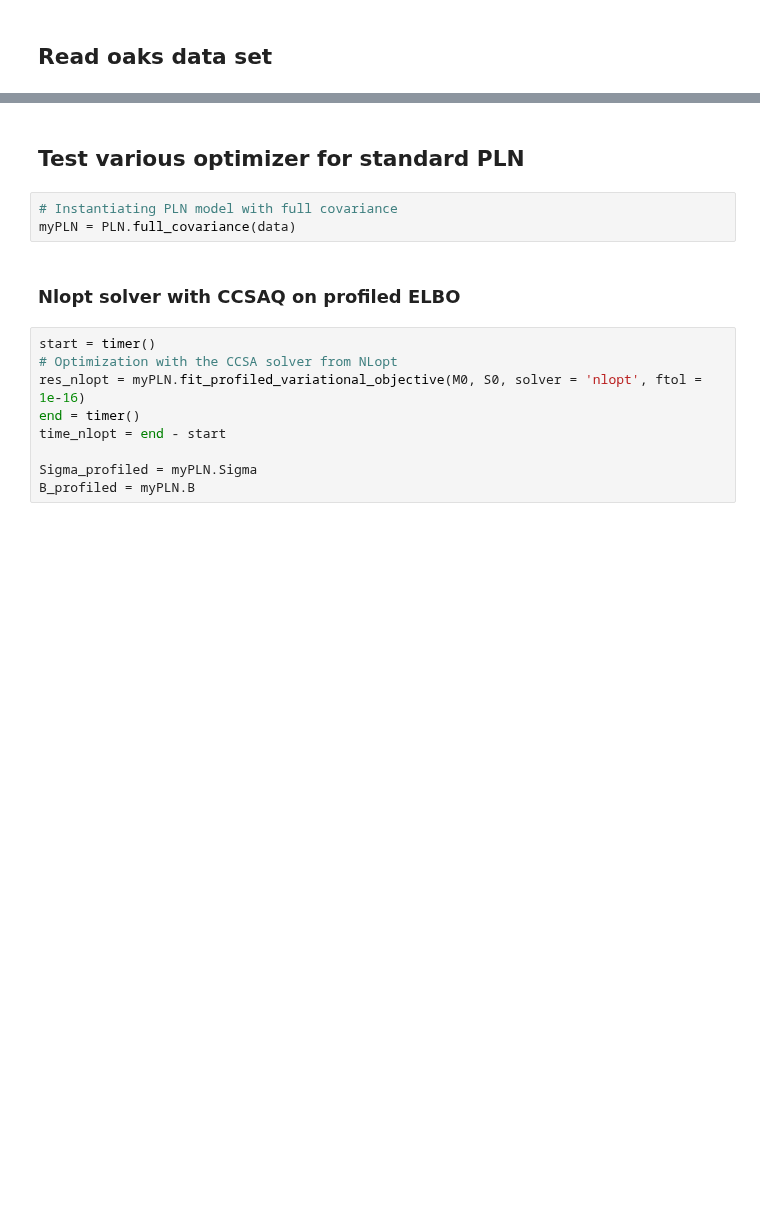
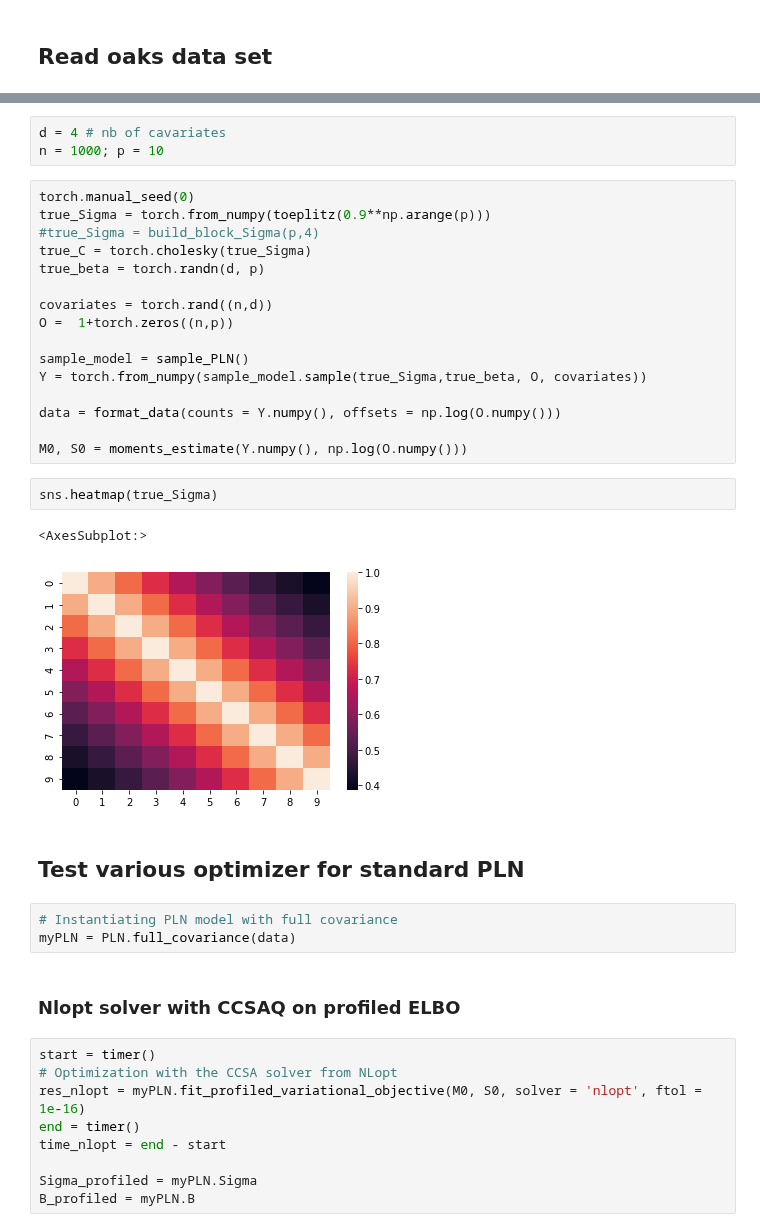
Before and after one commit to PLN-team/pyPLNmodels, a Jupyter notebook: example_oaks.ipynb, the cells around one changed output, grey strips where cells are left out. Saved outputs shown, nothing was run; the diff lists cells and outputs as text; blank space fills up the shorter version.

```diff
--- a/example_oaks.ipynb
+++ b/example_oaks.ipynb
@@ -26,3 +34,27 @@ M0, S0 = moments_estimate(Y, np.log(O))
+# %%
+d = 4 # nb of cavariates
+n = 1000; p = 10
+# %%
+torch.manual_seed(0)
+true_Sigma = torch.from_numpy(toeplitz(0.9**np.arange(p)))
+#true_Sigma = build_block_Sigma(p,4)
+true_C = torch.cholesky(true_Sigma)
+true_beta = torch.randn(d, p)
+
+covariates = torch.rand((n,d))
+O =  1+torch.zeros((n,p))
+
+sample_model = sample_PLN()
+Y = torch.from_numpy(sample_model.sample(true_Sigma,true_beta, O, covariates))
+
+data = format_data(counts = Y.numpy(), offsets = np.log(O.numpy()))
+
+M0, S0 = moments_estimate(Y.numpy(), np.log(O.numpy()))
+# %%
+sns.heatmap(true_Sigma)
+# %% [output]
+<AxesSubplot:>
+[figure, added]
 # %% [markdown]
 ## Test various optimizer for standard PLN
 # %%
```
Also changed, not shown: parts of 6 cells of this notebook.
